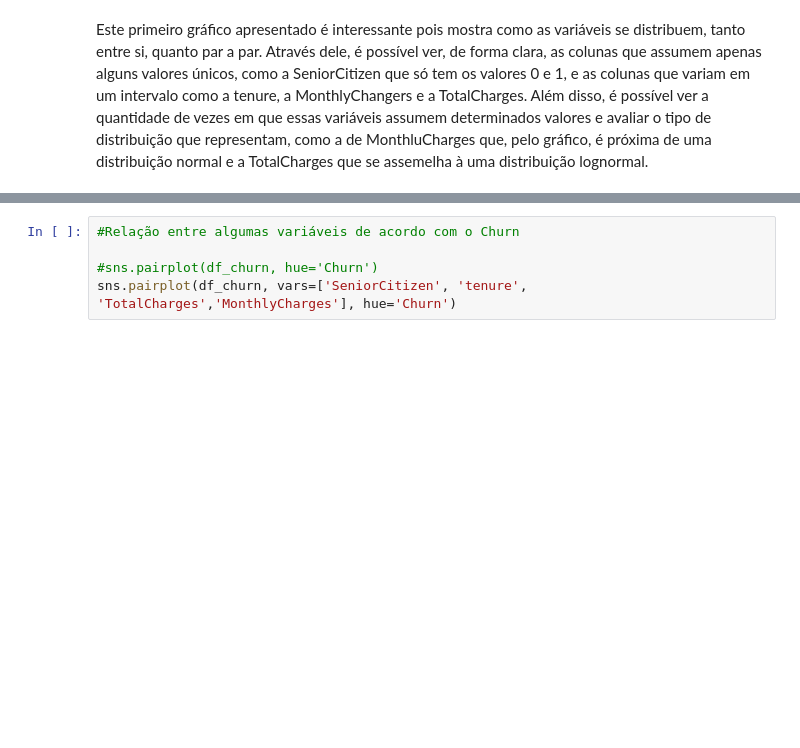
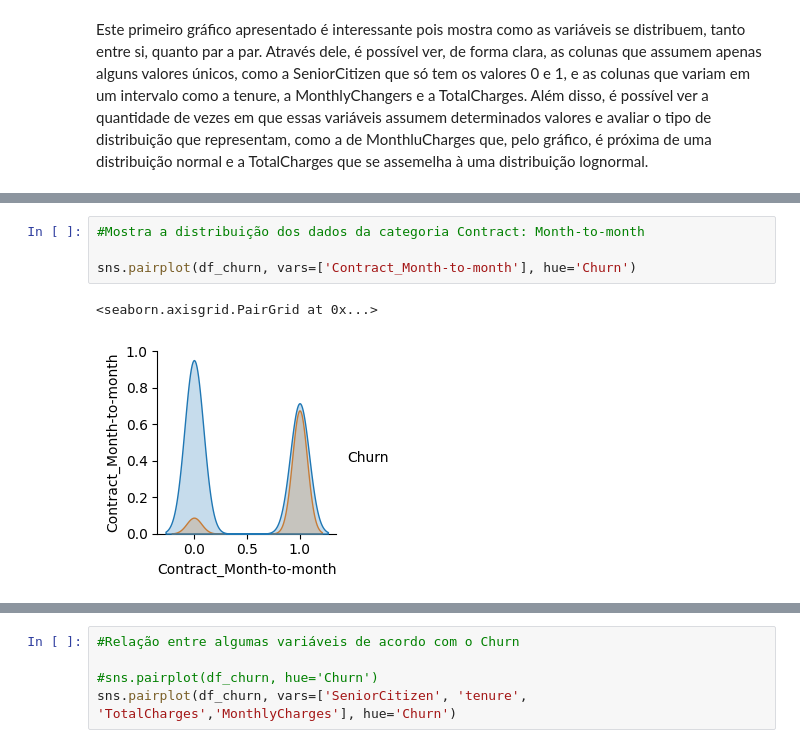
Before and after one commit to Texugo-928/Projeto_ML_Churn, a Jupyter notebook: Projeto_ML_Grupo_4.ipynb, the cells around one changed output, grey strips where cells are left out. Cells and saved outputs as stored; diff of their text form; blank space fills up the shorter version.

```diff
--- a/Projeto_ML_Grupo_4.ipynb
+++ b/Projeto_ML_Grupo_4.ipynb
@@ -462,0 +486,7 @@ Este primeiro gráfico apresentado é interessante pois mostra como as variávei
+# %%
+#Mostra a distribuição dos dados da categoria Contract: Month-to-month
+
+sns.pairplot(df_churn, vars=['Contract_Month-to-month'], hue='Churn')
+# %% [output]
+<seaborn.axisgrid.PairGrid at 0x...>
+[figure, added]
```
Also changed, not shown: parts of 20 cells of this notebook.
